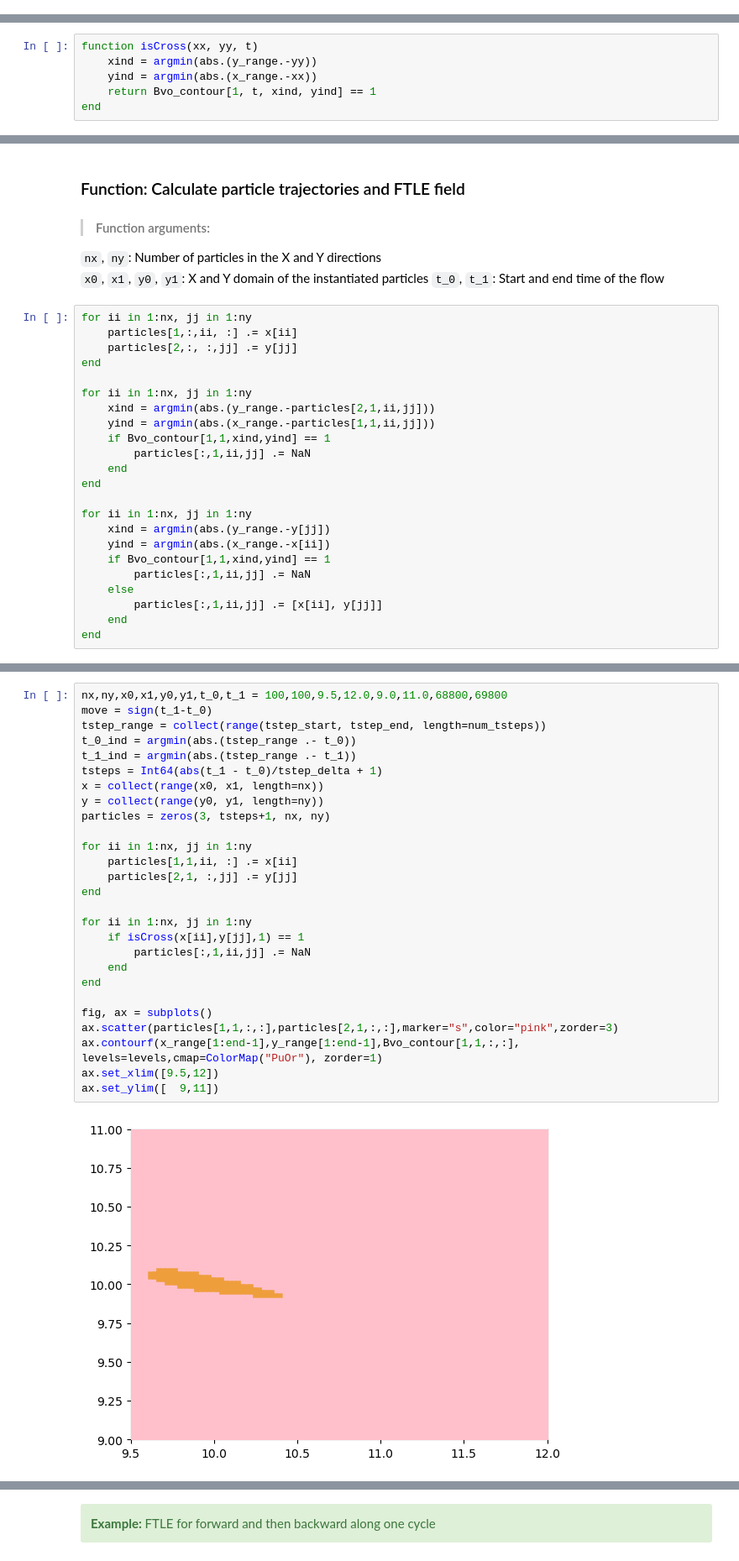
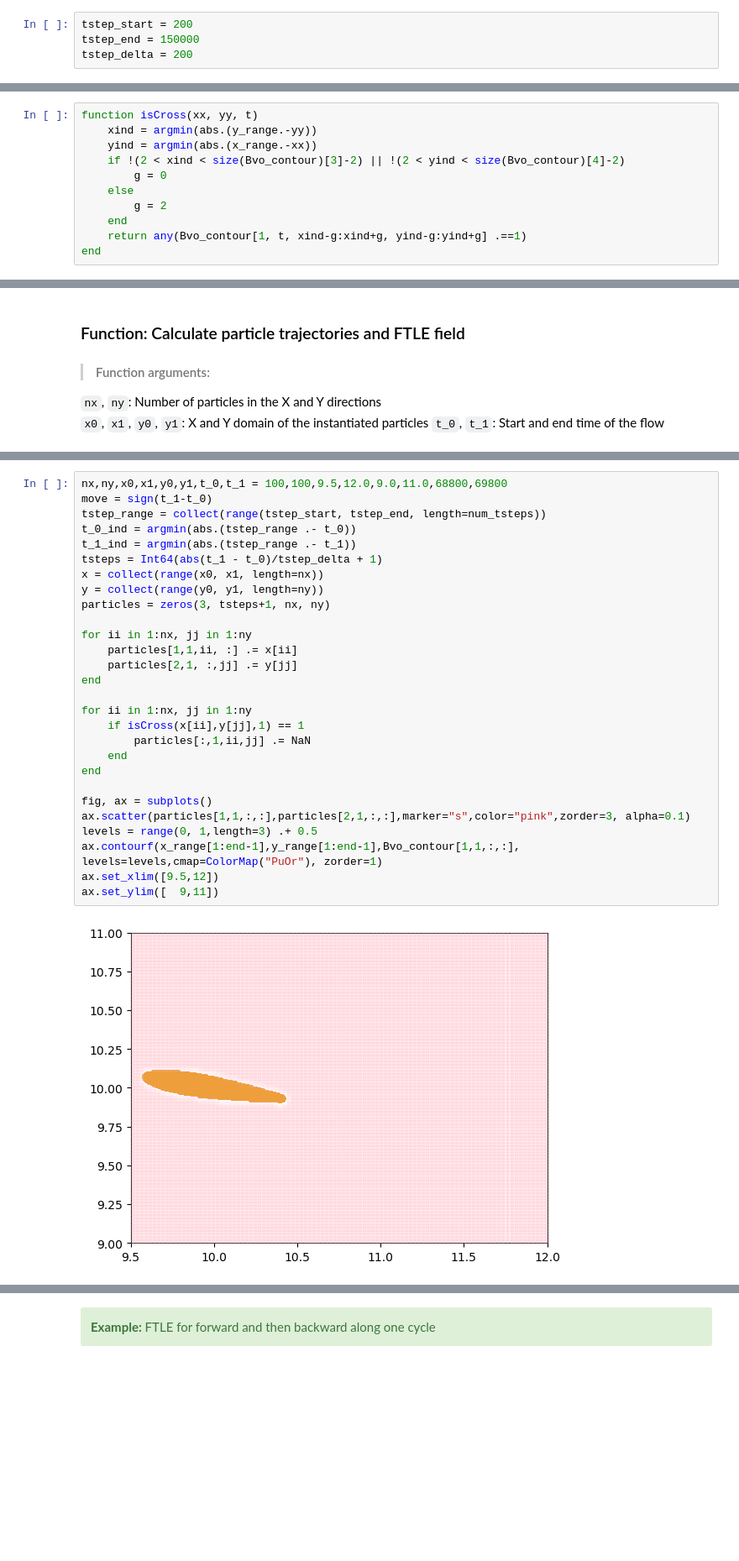
Before and after one commit to jjserdo/FTLE_JJ, a Jupyter notebook: Karthik-FTLE_JJ-Particle Initialization.ipynb, the cells around one changed output, grey strips where cells are left out. Shown: that part at 84% size. Cells and saved outputs as stored; diff of their text form; blank space fills up the shorter version.

```diff
--- a/Karthik-FTLE_JJ-Particle Initialization.ipynb
+++ b/Karthik-FTLE_JJ-Particle Initialization.ipynb
@@ -213,0 +238,4 @@ println("DONE")
+# %%
+tstep_start = 200
+tstep_end = 150000
+tstep_delta = 200
@@ -247,7 +290,12 @@ find_me (generic function with 1 method)
 function isCross(xx, yy, t)
     xind = argmin(abs.(y_range.-yy))
     yind = argmin(abs.(x_range.-xx))
-    return Bvo_contour[1, t, xind, yind] == 1
+    if !(2 < xind < size(Bvo_contour)[3]-2) || !(2 < yind < size(Bvo_contour)[4]-2)
+        g = 0
+    else
+        g = 2
+    end
+    return any(Bvo_contour[1, t, xind-g:xind+g, yind-g:yind+g] .==1)
 end
 # %% [output]
 isCross (generic function with 1 method)
@@ -272,26 +320,3 @@ end
 `nx`, `ny`: Number of particles in the X and Y directions
 `x0`, `x1`, `y0`, `y1`: X and Y domain of the instantiated particles
 `t_0`, `t_1`: Start and end time of the flow
-# %%
-for ii in 1:nx, jj in 1:ny
-    particles[1,:,ii, :] .= x[ii]
-    particles[2,:, :,jj] .= y[jj]
-end
-
-for ii in 1:nx, jj in 1:ny
-    xind = argmin(abs.(y_range.-particles[2,1,ii,jj]))
-    yind = argmin(abs.(x_range.-particles[1,1,ii,jj]))
-    if Bvo_contour[1,1,xind,yind] == 1
-        particles[:,1,ii,jj] .= NaN
-    end
-end
-
-for ii in 1:nx, jj in 1:ny
-    xind = argmin(abs.(y_range.-y[jj])
-    yind = argmin(abs.(x_range.-x[ii])
-    if Bvo_contour[1,1,xind,yind] == 1
-        particles[:,1,ii,jj] .= NaN
-    else
-        particles[:,1,ii,jj] .= [x[ii], y[jj]]
-    end
-end
@@ -298,32 +346,33 @@ end
 # %%
 nx,ny,x0,x1,y0,y1,t_0,t_1 = 100,100,9.5,12.0,9.0,11.0,68800,69800
 move = sign(t_1-t_0)
 tstep_range = collect(range(tstep_start, tstep_end, length=num_tsteps))
 t_0_ind = argmin(abs.(tstep_range .- t_0))
 t_1_ind = argmin(abs.(tstep_range .- t_1))
 tsteps = Int64(abs(t_1 - t_0)/tstep_delta + 1)
 x = collect(range(x0, x1, length=nx))
 y = collect(range(y0, y1, length=ny))
 particles = zeros(3, tsteps+1, nx, ny)
 
 for ii in 1:nx, jj in 1:ny
     particles[1,1,ii, :] .= x[ii]
     particles[2,1, :,jj] .= y[jj]
 end
 
 for ii in 1:nx, jj in 1:ny
     if isCross(x[ii],y[jj],1) == 1
         particles[:,1,ii,jj] .= NaN
     end
 end
 
 fig, ax = subplots()
-ax.scatter(particles[1,1,:,:],particles[2,1,:,:],marker="s",color="pink",zorder=3)
+ax.scatter(particles[1,1,:,:],particles[2,1,:,:],marker="s",color="pink",zorder=3, alpha=0.1)
+levels = range(0, 1,length=3) .+ 0.5
 ax.contourf(x_range[1:end-1],y_range[1:end-1],Bvo_contour[1,1,:,:], levels=levels,cmap=ColorMap("PuOr"), zorder=1)
 ax.set_xlim([9.5,12])
 ax.set_ylim([  9,11])
 # %% [output]
-[figure, old version]
+[figure, new version]
 (9.0, 11.0)
 # %%
 fig, ax = subplots()
```
Also changed, not shown: parts of 24 cells of this notebook, 2 other files.
